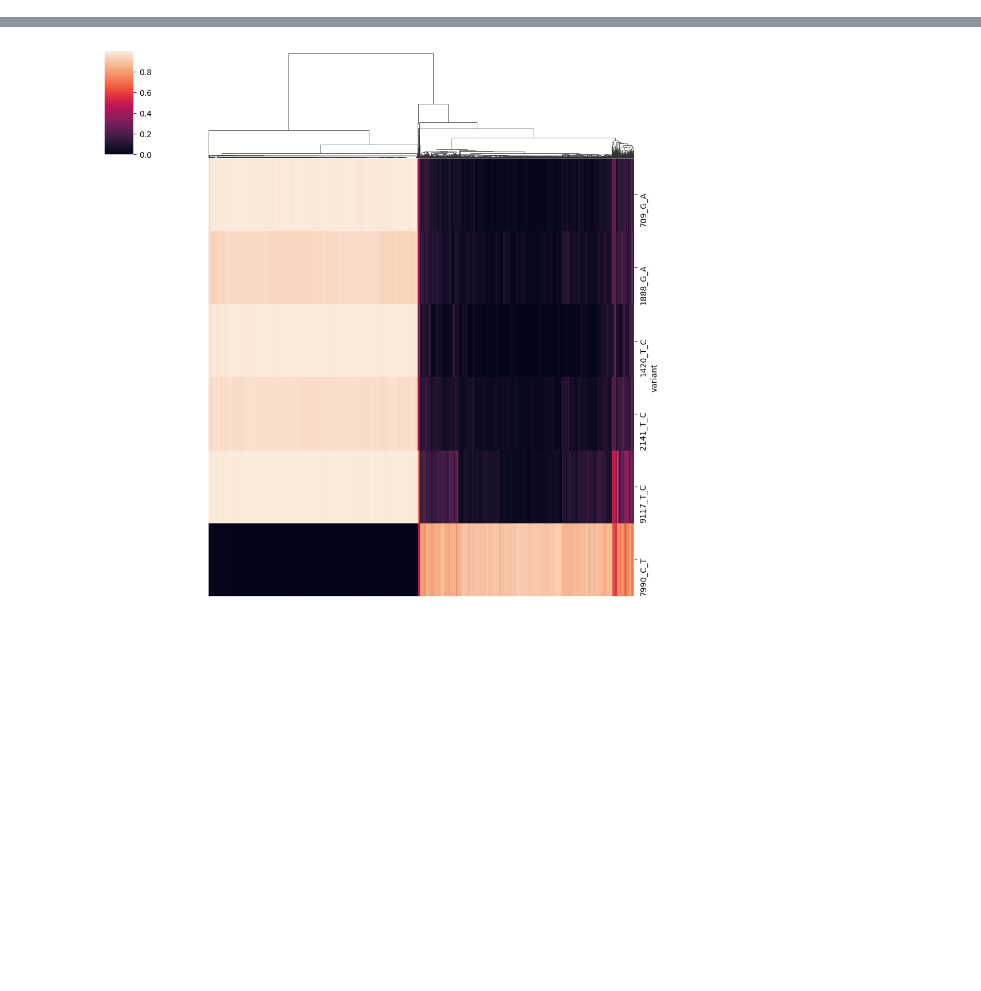
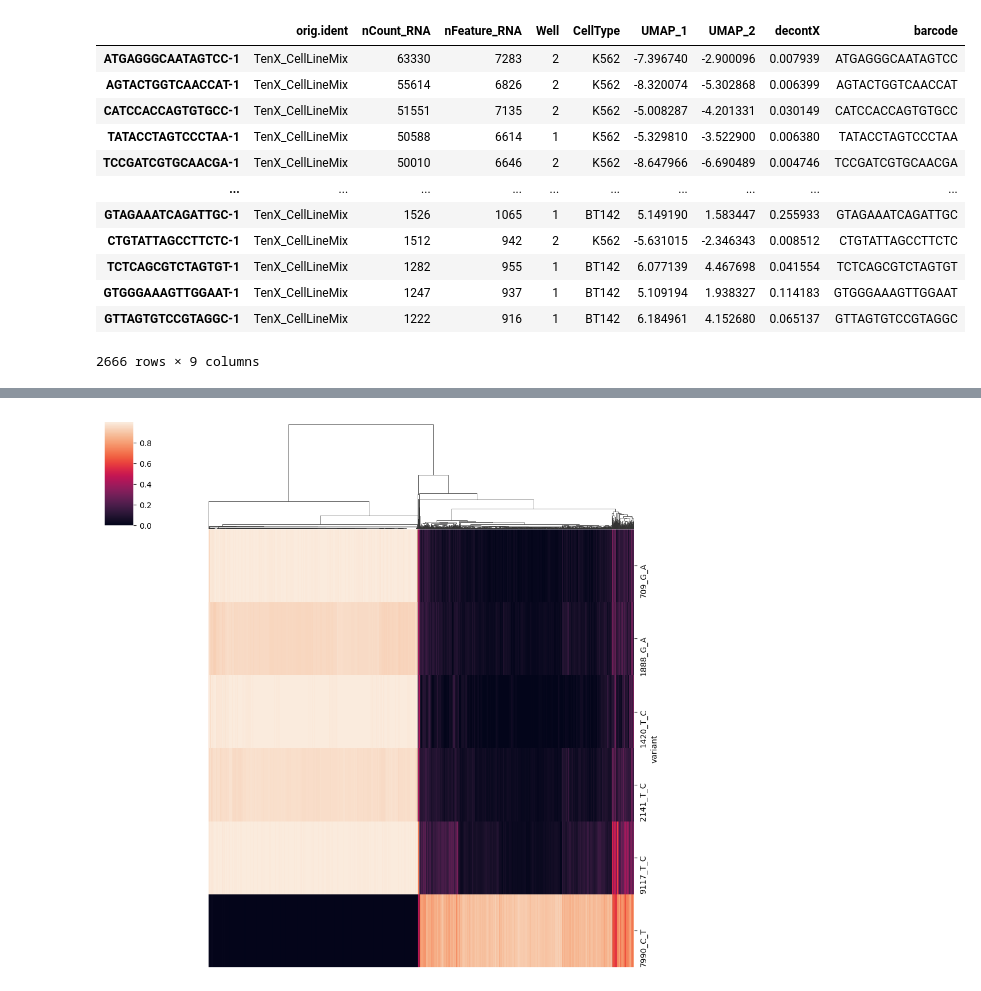
Before and after one commit to jonlevi/smack_notebooks, a Jupyter notebook: maester/maester_analysis.ipynb, the cells around one changed output, grey strips where cells are left out. Cells and saved outputs as stored; diff of their text form; code cells hidden in the pictures; blank space fills up the shorter version.

```diff
--- a/maester/maester_analysis.ipynb
+++ b/maester/maester_analysis.ipynb
@@ -13,3 +15,22 @@ mixing_directory = 'maester_mixing'
 mixing_quality_directory = 'maester_mixing_quality_based'
 bp_directory = 'maester_bpdcn'
 bp_quality_directory = 'maester_bpdcn_quaity_based'
+# %%
+metadata = pd.read_table('GSM5534702_K562-BT142_10x_scRNAseq_MetaData.txt')
+metadata['barcode'] = metadata.index
+metadata['barcode'] = metadata['barcode'].apply(lambda s: s.split("-")[0])
+metadata
+# %% [output]
+|  | orig.ident | nCount_RNA | nFeature_RNA | Well | CellType | UMAP_1 | UMAP_2 | decontX | barcode |
+| ATGAGGGCAATAGTCC-1 | TenX_CellLineMix | 63330 | 7283 | 2 | K562 | -7.396740 | -2.900096 | 0.007939 | ATGAGGGCAATAGTCC |
+| AGTACTGGTCAACCAT-1 | TenX_CellLineMix | 55614 | 6826 | 2 | K562 | -8.320074 | -5.302868 | 0.006399 | AGTACTGGTCAACCAT |
+| CATCCACCAGTGTGCC-1 | TenX_CellLineMix | 51551 | 7135 | 2 | K562 | -5.008287 | -4.201331 | 0.030149 | CATCCACCAGTGTGCC |
+| TATACCTAGTCCCTAA-1 | TenX_CellLineMix | 50588 | 6614 | 1 | K562 | -5.329810 | -3.522900 | 0.006380 | TATACCTAGTCCCTAA |
+| TCCGATCGTGCAACGA-1 | TenX_CellLineMix | 50010 | 6646 | 2 | K562 | -8.647966 | -6.690489 | 0.004746 | TCCGATCGTGCAACGA |
+| ... | ... | ... | ... | ... | ... | ... | ... | ... | ... |
+| GTAGAAATCAGATTGC-1 | TenX_CellLineMix | 1526 | 1065 | 1 | BT142 | 5.149190 | 1.583447 | 0.255933 | GTAGAAATCAGATTGC |
+| CTGTATTAGCCTTCTC-1 | TenX_CellLineMix | 1512 | 942 | 2 | K562 | -5.631015 | -2.346343 | 0.008512 | CTGTATTAGCCTTCTC |
+| TCTCAGCGTCTAGTGT-1 | TenX_CellLineMix | 1282 | 955 | 1 | BT142 | 6.077139 | 4.467698 | 0.041554 | TCTCAGCGTCTAGTGT |
+| GTGGGAAAGTTGGAAT-1 | TenX_CellLineMix | 1247 | 937 | 1 | BT142 | 5.109194 | 1.938327 | 0.114183 | GTGGGAAAGTTGGAAT |
+| GTTAGTGTCCGTAGGC-1 | TenX_CellLineMix | 1222 | 916 | 1 | BT142 | 6.184961 | 4.152680 | 0.065137 | GTTAGTGTCCGTAGGC |
+2666 rows × 9 columns
```
Also changed, not shown: parts of 22 cells of this notebook, 1 other file.
